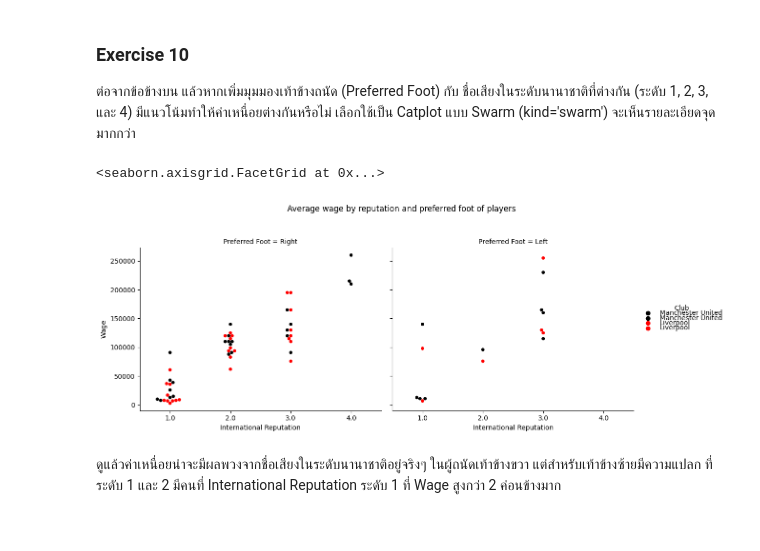
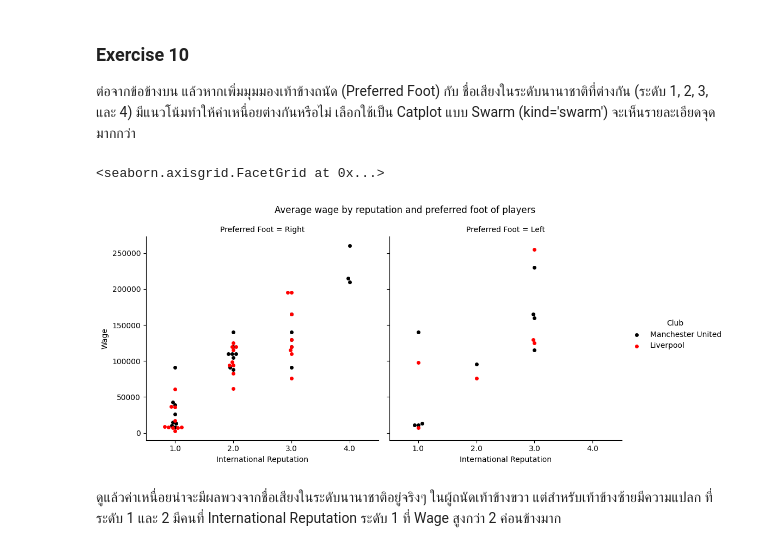
Before and after one commit to seazabuky/CP462, a Jupyter notebook: HW3/hw/HW_DataViz.ipynb, the cells around one changed output. Saved outputs shown, nothing was run; the diff lists cells and outputs as text; code cells hidden in the pictures.

```diff
--- a/HW3/hw/HW_DataViz.ipynb
+++ b/HW3/hw/HW_DataViz.ipynb
@@ -403,14 +403,14 @@ Text(0.5, 1.0, 'Average wage by reputation of players')
 ต่อจากข้อข้างบน แล้วหากเพิ่มมุมมองเท้าข้างถนัด (Preferred Foot) กับ ชื่อเสียงในระดับนานาชาติที่ต่างกัน (ระดับ 1, 2, 3, และ 4) มีแนวโน้มทำให้ค่าเหนื่อยต่างกันหรือไม่ เลือกใช้เป็น Catplot แบบ Swarm (kind='swarm') จะเห็นรายละเอียดจุดมากกว่า
 # %%
 #your code here
-g = sns.catplot(x="International Reputation", y="Wage",col='Preferred Foot', hue="Club", data=top_wage, kind="swarm",palette=['black','red'])
-
+g = sns.FacetGrid(data=top_wage, col='Preferred Foot', hue='Club',palette=['black','red'],height=5)
 # Title and space between subplots are problematic in seaborn
 g.fig.suptitle("Average wage by reputation and preferred foot of players")
 g.fig.subplots_adjust(top=.8)
+g.map(sns.swarmplot, 'International Reputation', 'Wage')
 g.add_legend()
 # %% [output]
 <seaborn.axisgrid.FacetGrid at 0x...>
-[figure, old version]
+[figure, new version]
 # %% [markdown]
 ดูแล้วค่าเหนื่อยน่าจะมีผลพวงจากชื่อเสียงในระดับนานาชาติอยู่จริงๆ ในผู้ถนัดเท้าข้างขวา แต่สำหรับเท้าข้างซ้ายมีความแปลก ที่ระดับ 1 และ 2 มีคนที่ International Reputation ระดับ 1 ที่ Wage สูงกว่า 2 ค่อนข้างมาก
```
